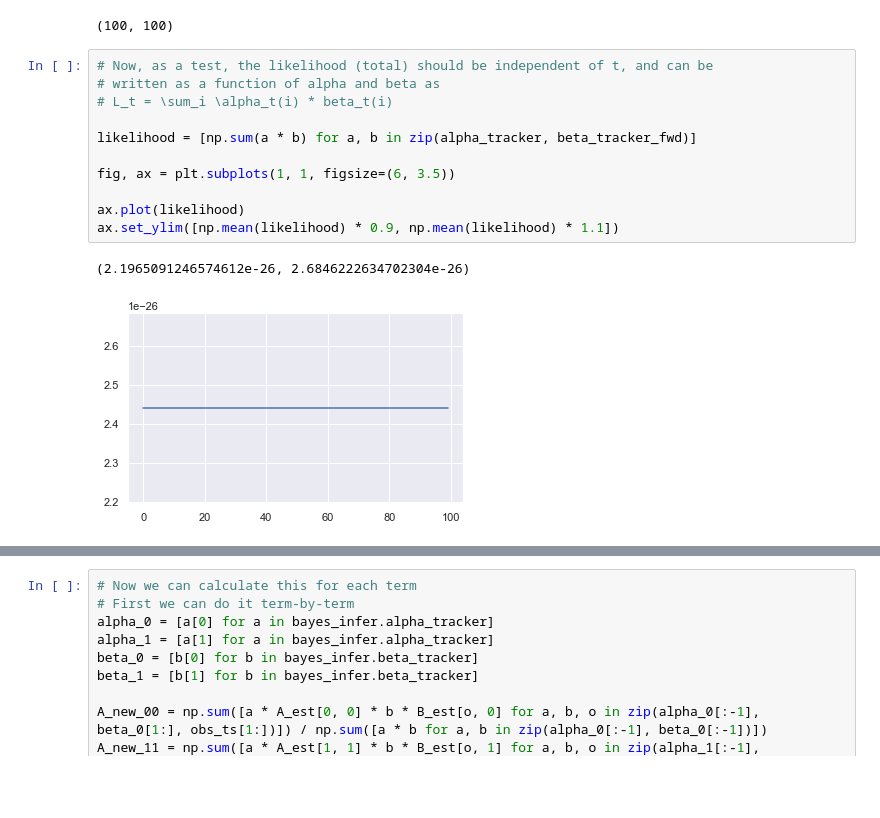
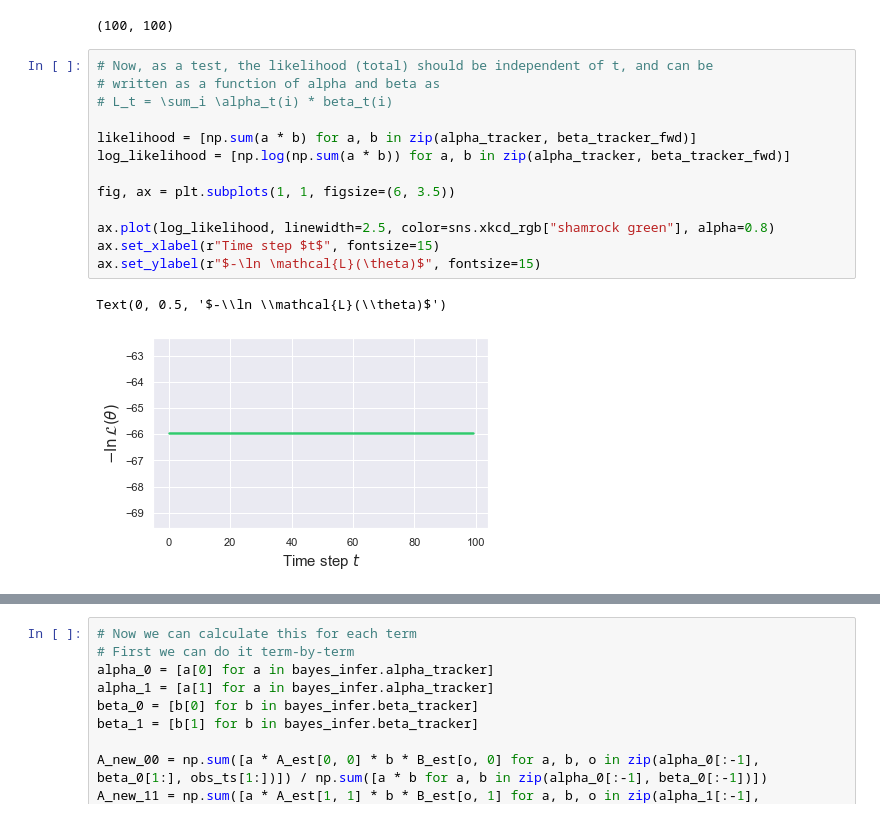
Before and after one commit to StevenJLarge/hmm, a Jupyter notebook: notebooks/08-slarge-alpha-beta.ipynb, the cells around one changed output, grey strips where cells are left out. Cells and saved outputs as stored; diff of their text form; blank space fills up the shorter version.

```diff
--- a/notebooks/08-slarge-alpha-beta.ipynb
+++ b/notebooks/08-slarge-alpha-beta.ipynb
@@ -170,17 +170,19 @@ len(alpha_tracker), len(beta_tracker_fwd)
 # %%
 # Now, as a test, the likelihood (total) should be independent of t, and can be
 # written as a function of alpha and beta as
 # L_t = \sum_i \alpha_t(i) * beta_t(i)
 
 likelihood = [np.sum(a * b) for a, b in zip(alpha_tracker, beta_tracker_fwd)]
+log_likelihood = [np.log(np.sum(a * b)) for a, b in zip(alpha_tracker, beta_tracker_fwd)]
 
 fig, ax = plt.subplots(1, 1, figsize=(6, 3.5))
 
-ax.plot(likelihood)
-ax.set_ylim([np.mean(likelihood) * 0.9, np.mean(likelihood) * 1.1])
+ax.plot(log_likelihood, linewidth=2.5, color=sns.xkcd_rgb["shamrock green"], alpha=0.8)
+ax.set_xlabel(r"Time step $t$", fontsize=15)
+ax.set_ylabel(r"$-\ln \mathcal{L}(\theta)$", fontsize=15)
 # %% [output]
-(2.1965091246574612e-26, 2.6846222634702304e-26)
+Text(0, 0.5, '$-\\ln \\mathcal{L}(\\theta)$')
-[figure, old version]
+[figure, new version]
 # %%
 # This is reasonable? We can also calcualte the Bayesian Smoothed probability
 # supposedly, from the alpha, beta, and likelihood terms
```
Also changed, not shown: parts of 21 cells of this notebook, 1 other file.
